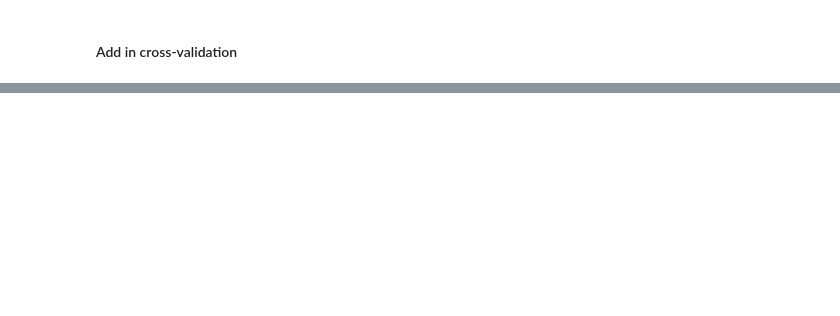
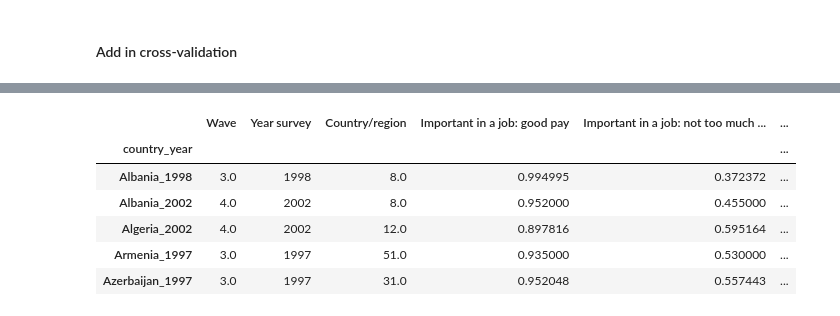
Before and after one commit to viviennehay/DSI-Project-5, a Jupyter notebook: World Values -- Full dataset.ipynb, the cells around one changed output, grey strips where cells are left out. Saved outputs shown, nothing was run; the diff lists cells and outputs as text; code cells hidden in the pictures; blank space fills up the shorter version.

```diff
--- a/World Values -- Full dataset.ipynb
+++ b/World Values -- Full dataset.ipynb
@@ -755,0 +1136,10 @@ for i in range(0, len(new_indicator_dfs)):
+# %%
+job_and_indicator_df.head()
+# %% [output]
+|  | Wave | Year survey | Country/region | Important in a job: good pay | Important in a job: not too much ... | ... |
+| country_year |  |  |  |  |  | ... |
+| Albania_1998 | 3.0 | 1998 | 8.0 | 0.994995 | 0.372372 | ... |
+| Albania_2002 | 4.0 | 2002 | 8.0 | 0.952000 | 0.455000 | ... |
+| Algeria_2002 | 4.0 | 2002 | 12.0 | 0.897816 | 0.595164 | ... |
+| Armenia_1997 | 3.0 | 1997 | 51.0 | 0.935000 | 0.530000 | ... |
+| Azerbaijan_1997 | 3.0 | 1997 | 31.0 | 0.952048 | 0.557443 | ... |
```
Also changed, not shown: parts of 88 cells of this notebook, 3 other files.
